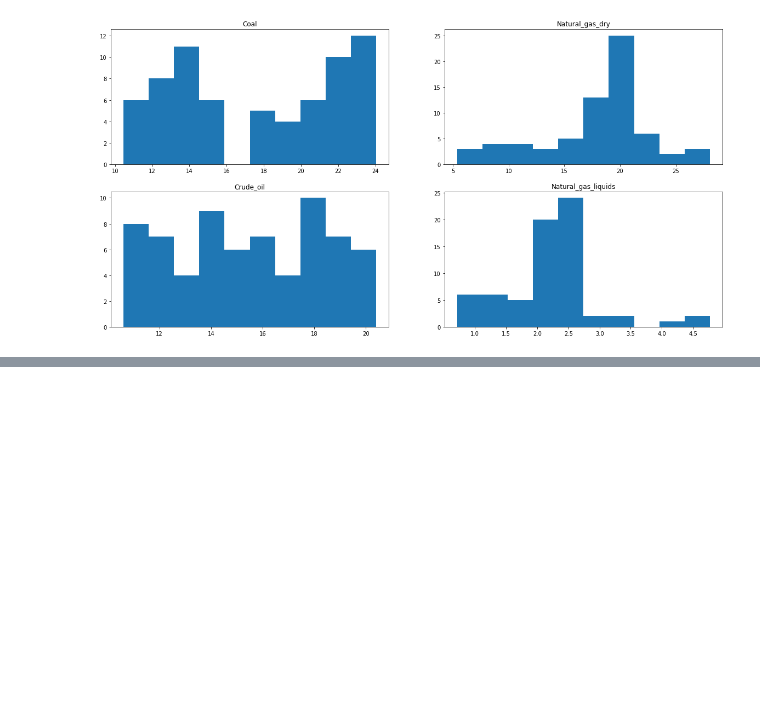
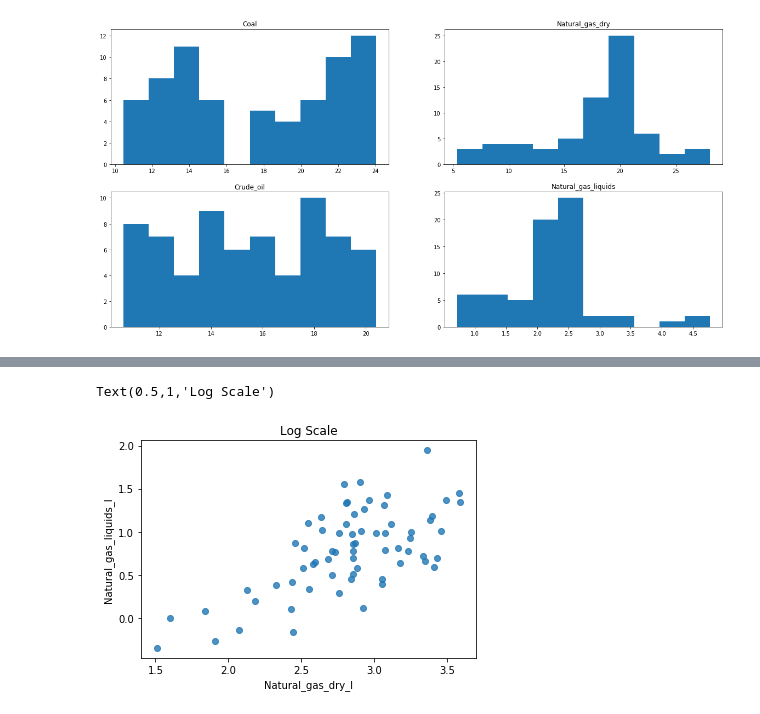
Before and after one commit to mhuh22/Thinkful, a Jupyter notebook: Bootcamp/Unit 2/Lesson 1/Challenge Preparing a dataset for modeling.ipynb, the cells around one changed output, grey strips where cells are left out. Cells and saved outputs as stored; diff of their text form; code cells hidden in the pictures; blank space fills up the shorter version.

```diff
--- a/Bootcamp/Unit 2/Lesson 1/Challenge Preparing a dataset for modeling.ipynb
+++ b/Bootcamp/Unit 2/Lesson 1/Challenge Preparing a dataset for modeling.ipynb
@@ -105,0 +101,8 @@ TypeError: transform() missing 1 required positional argument: 'X'
+# %%
+df['Natural_gas_dry_l'] = np.log(df['Natural_gas_dry'])
+df['Natural_gas_liquids_l'] = np.log(df['Natural_gas_liquids'])
+t = sns.regplot('Natural_gas_dry_l', 'Natural_gas_liquids_l', df, x_jitter=.49, y_jitter=.49, fit_reg=False)
+t.axes.set_title('Log Scale')
+# %% [output]
+Text(0.5,1,'Log Scale')
+[figure, added]
```
Also changed, not shown: parts of 4 cells of this notebook.
